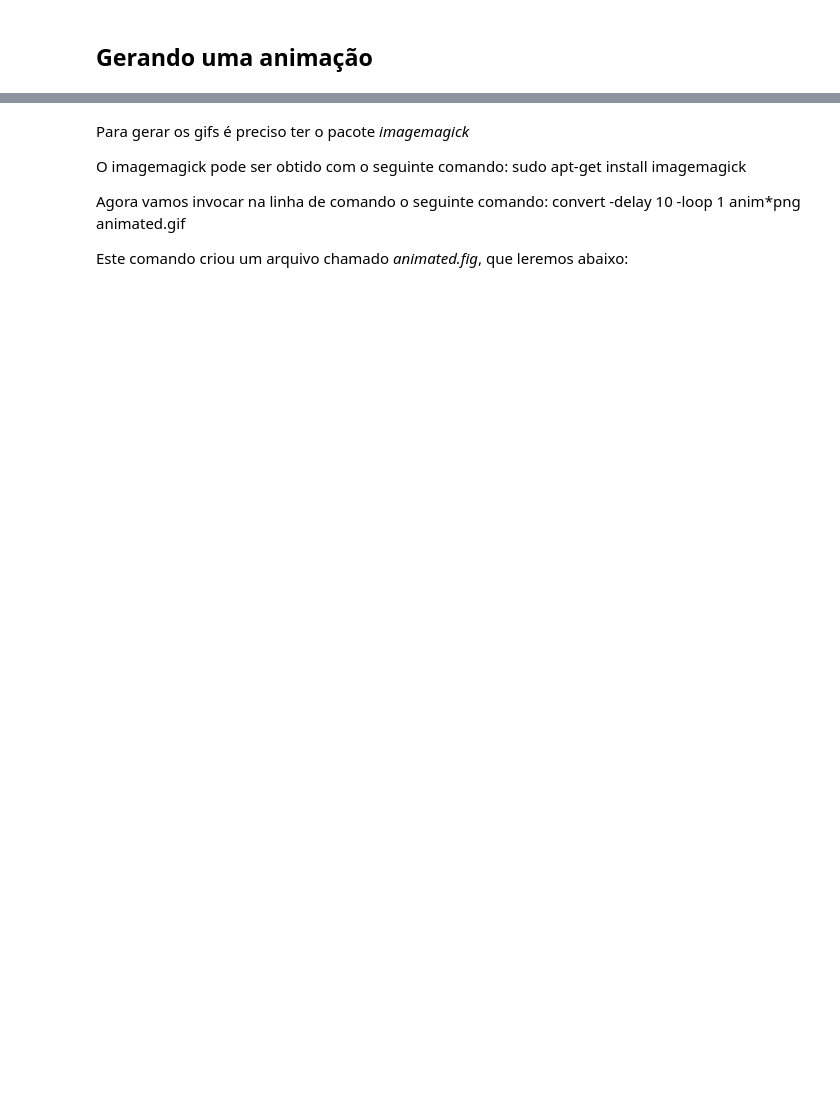
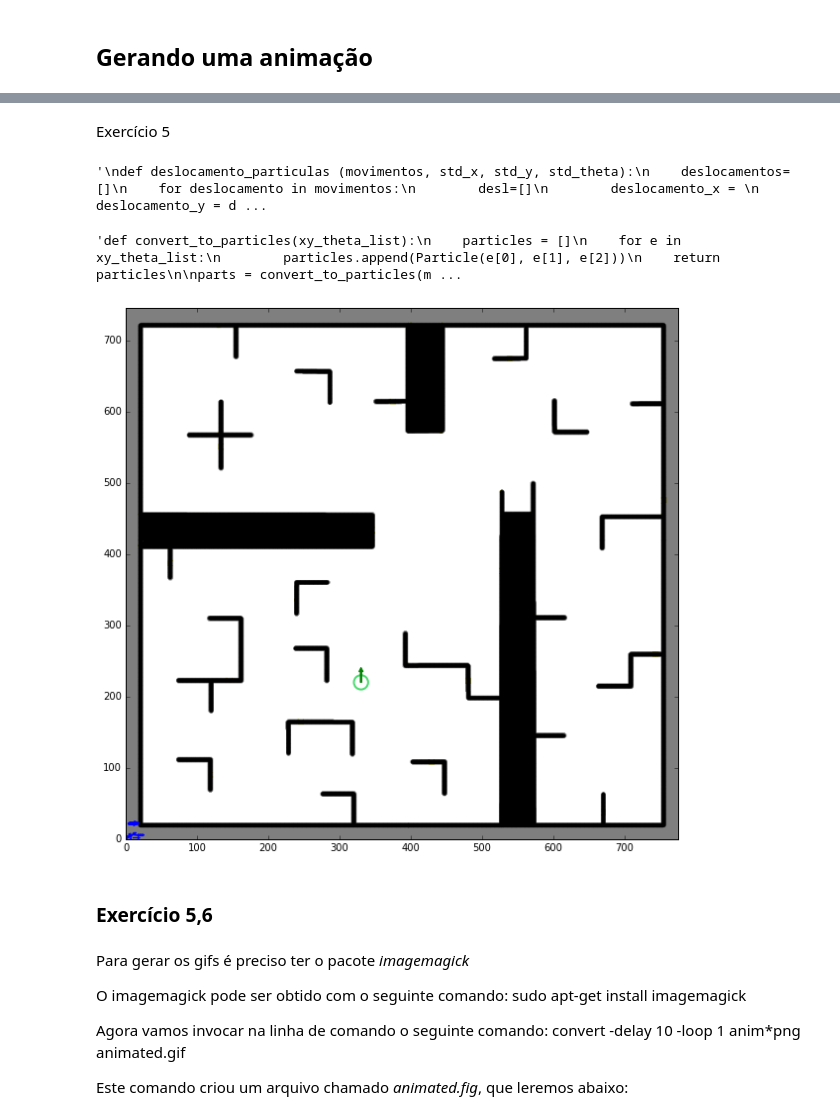
Before and after one commit to eduardotp1/robotica17, a Jupyter notebook: particle_filter/jupyter_particle/ParticleFilter_update.ipynb, the cells around one changed output, grey strips where cells are left out. Cells and saved outputs as stored; diff of their text form; code cells hidden in the pictures; blank space fills up the shorter version.

```diff
--- a/particle_filter/jupyter_particle/ParticleFilter_update.ipynb
+++ b/particle_filter/jupyter_particle/ParticleFilter_update.ipynb
@@ -232,3 +233,26 @@ movimentos = [[-10, -10, 0], [-10, 10, 0], [-10,0,0], [-10, 0, 0],
               [math.cos(math.pi/3)*10, math.sin(math.pi/3),0]
 
               ]
+# %% [markdown]
+Exercício 5
+# %%
+"""
+def deslocamento_particulas (movimentos, std_x, std_y, std_theta):
+    deslocamentos=[]
+    for deslocamento in movimentos:
+        desl=[]
+        deslocamento_x =
+        deslocamento_y = deslocamento[1]
+        deslocamento_theta = deslocamento[2]
+        deslocamento_x += deslocamento[0] + np.random.randint(0, std_x)
+        deslocamento_y += deslocamento[1] + np.random.randint(0, std_y)
+        deslocamento_theta += deslocamento[2] + np.random.randint(0, std_theta)
+        desl.append(deslocamento_x)
+        desl.append(deslocamento_y)
+        desl.append(deslocamento_theta)
+        deslocamentos.append(desl)
+
+    return deslocamentos
+"""
+# %% [output]
+'\ndef deslocamento_particulas (movimentos, std_x, std_y, std_theta):\n    deslocamentos=[]\n    for deslocamento in movimentos:\n        desl=[]\n        deslocamento_x = \n        deslocamento_y = d ...
@@ -235,3 +261,23 @@ movimentos = [[-10, -10, 0], [-10, 10, 0], [-10,0,0], [-10, 0, 0],
+# %%
+"""def convert_to_particles(xy_theta_list):
+    particles = []
+    for e in xy_theta_list:
+        particles.append(Particle(e[0], e[1], e[2]))
+    return particles
+
+parts = convert_to_particles(movidas)
+"""
+# %% [output]
+'def convert_to_particles(xy_theta_list):\n    particles = []\n    for e in xy_theta_list:\n        particles.append(Particle(e[0], e[1], e[2]))\n    return particles\n\nparts = convert_to_particles(m ...
+# %%
+
+#inspercles.nb_draw_particle_cloud(convert_to_particles(movidas), ax)
+
+ax = inspercles.nb_draw_map(color_image, pose=pose, robot=True, particles=parts)
+# %% [output]
+[figure, added]
+# %% [markdown]
+### Exercício 5,6
 # %%
 
 plt.ioff() # Desliga o modo interativo, para nao aparecerem muitas imagens no meio
```
Also changed, not shown: parts of 11 cells of this notebook, 40 other files.
